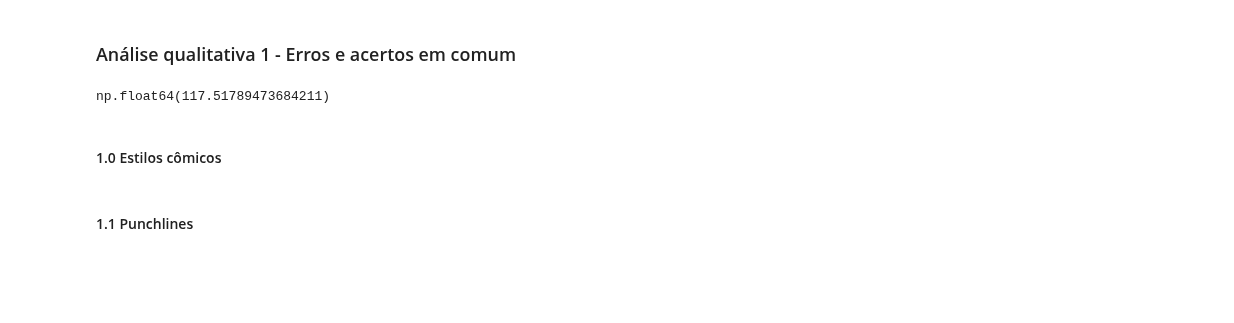
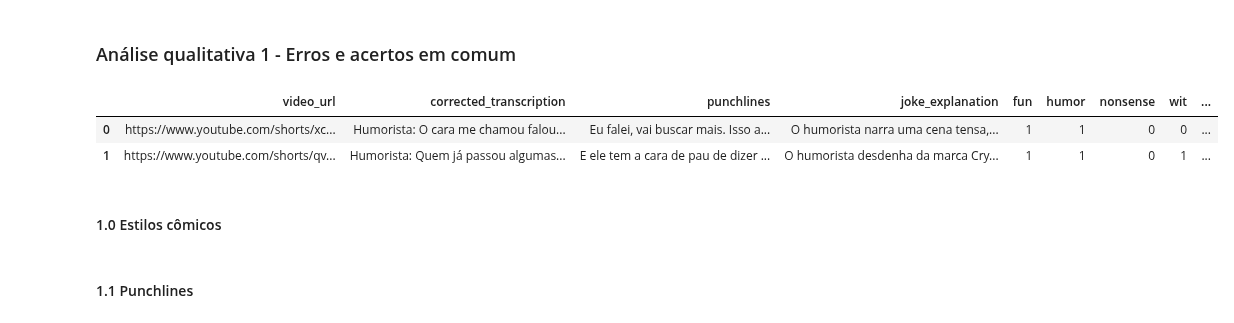
Before and after one commit to llm-pt-ibm/brazilian_northeast_humor_benchmark, a Jupyter notebook: results_exploration.ipynb, the cells around one changed output. Saved outputs shown, nothing was run; the diff lists cells and outputs as text; code cells hidden in the pictures; blank space fills up the shorter version.

```diff
--- a/results_exploration.ipynb
+++ b/results_exploration.ipynb
@@ -184,14 +185,24 @@ WORSE_EXPLANATIONS_THRESHOLD = 2
 BETTER_EXPLANATIONS_THRESHOLD = 4
 # %%
 original_df = pd.read_csv('./data/brazilian_ne_annotated_humorous_texts.csv')
+def clean_text(x):
+    if pd.isna(x):
+        return x
+    return re.sub(r"\s+", " ", str(x)).strip()
+
 comic_columns = ['fun', 'humor', 'nonsense', 'wit', 'irony', 'satire', 'sarcasm', 'cynicism']
+original_df["video_url"] = original_df["video_url"].apply(clean_text).str.lower()
+original_df["corrected_transcription"] = original_df["corrected_transcription"].apply(clean_text)
 original_df['comic_styles'] = original_df[comic_columns].apply(lambda row: [col for col in comic_columns if row[col] == 1], axis=1)
 original_df['text_len'] = original_df['corrected_transcription'].apply(lambda text: len(text))
 original_df['text_words_count'] = original_df['corrected_transcription'].apply(lambda text: len(text.split()))
-# %%
-original_df['text_words_count'].mean()
-# %% [output]
-np.float64(117.51789473684211)
+# %%
+ft_df = original_df[['video_url', 'corrected_transcription', 'punchlines', 'joke_explanation'] + comic_columns]
+ft_df.head(2)
+# %% [output]
+|  | video_url | corrected_transcription | punchlines | joke_explanation | fun | humor | nonsense | wit | ... |
+| 0 | https://www.youtube.com/shorts/xc... | Humorista: O cara me chamou falou... | Eu falei, vai buscar mais. Isso a... | O humorista narra uma cena tensa,... | 1 | 1 | 0 | 0 | ... |
+| 1 | https://www.youtube.com/shorts/qv... | Humorista: Quem já passou algumas... | E ele tem a cara de pau de dizer ... | O humorista desdenha da marca Cry... | 1 | 1 | 0 | 1 | ... |
 # %% [markdown]
 #### 1.0 Estilos cômicos
 # %%
```
Also changed, not shown: parts of 9 cells of this notebook.
